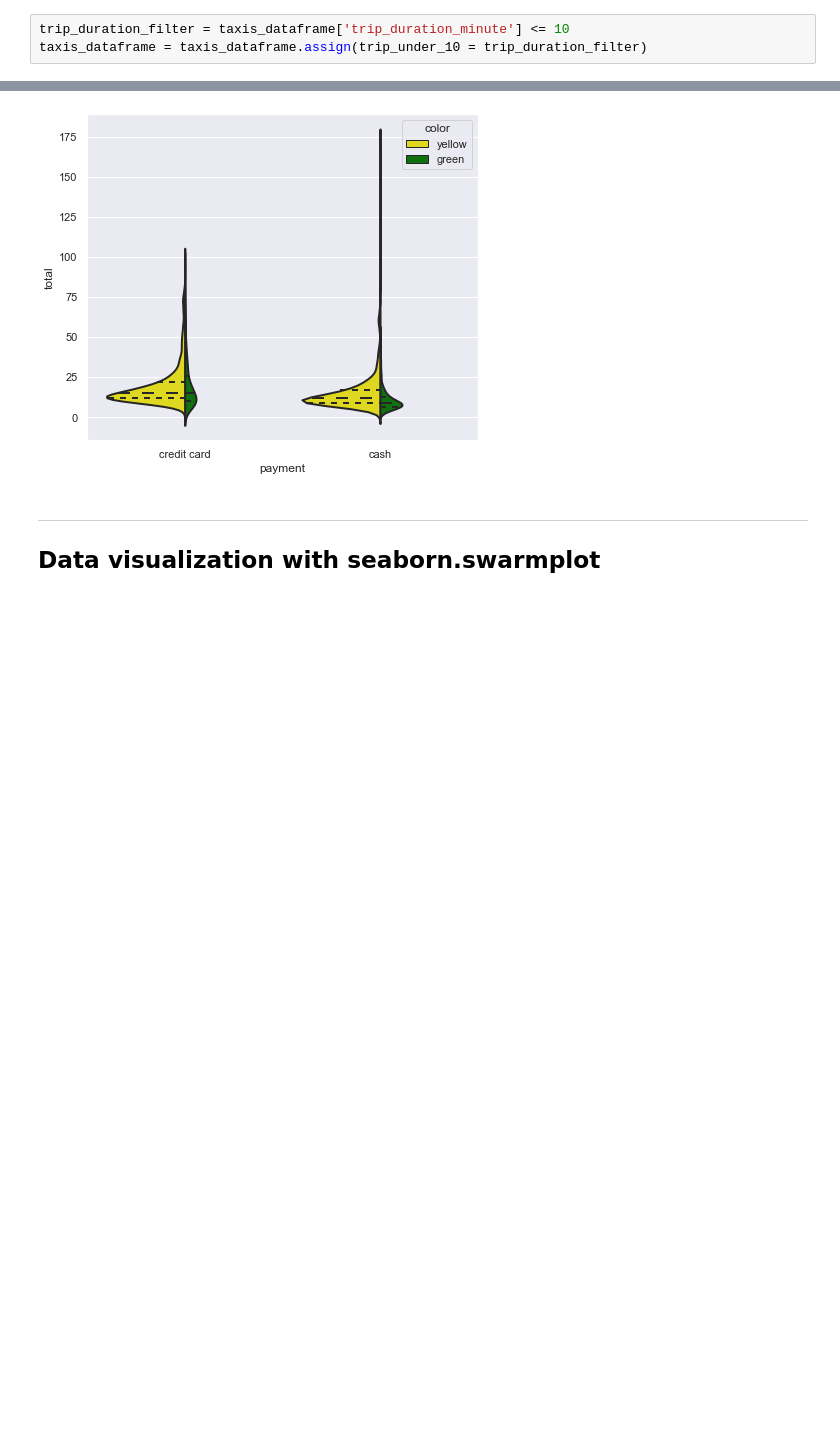
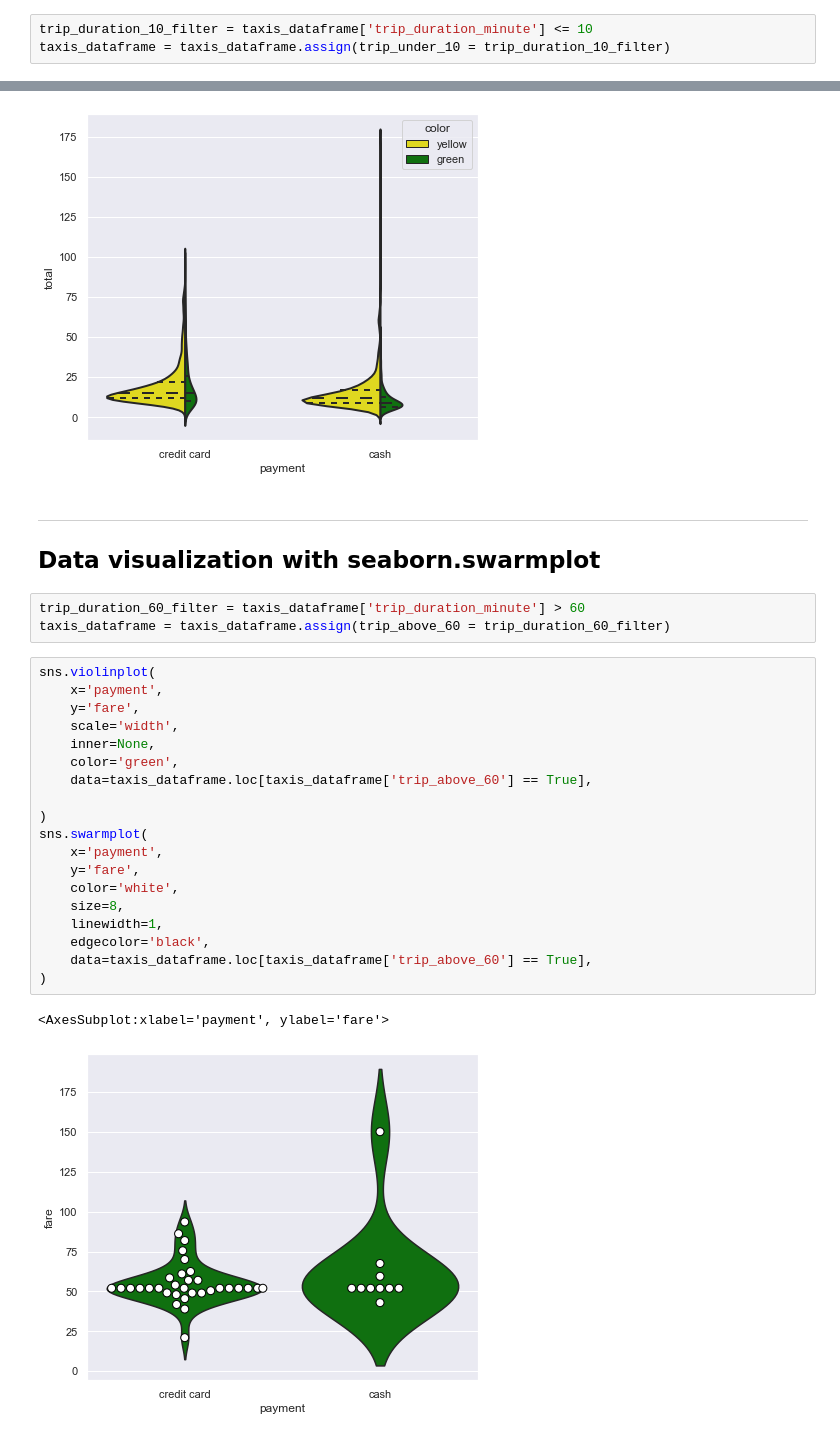
Before and after one commit to hyoaru/dsa-libraries-test, a Jupyter notebook: seaborn.ipynb, the cells around one changed output, grey strips where cells are left out. Drawn from its saved outputs; the diff is of its cells as text; blank space fills up the shorter version.

Commit message:
[add] visualization with swarmplot

```diff
--- a/seaborn.ipynb
+++ b/seaborn.ipynb
@@ -160,8 +160,8 @@ sns.despine()
 ---
 ## Data visualization with seaborn.boxplot
 # %%
-trip_duration_filter = taxis_dataframe['trip_duration_minute'] <= 10
-taxis_dataframe = taxis_dataframe.assign(trip_under_10 = trip_duration_filter)
+trip_duration_10_filter = taxis_dataframe['trip_duration_minute'] <= 10
+taxis_dataframe = taxis_dataframe.assign(trip_under_10 = trip_duration_10_filter)
 # %%
 sns.set_style('darkgrid')
 ax = sns.boxplot(
@@ -258,3 +258,28 @@ sns.violinplot(
 # %% [markdown]
 ---
 ## Data visualization with seaborn.swarmplot
+# %%
+trip_duration_60_filter = taxis_dataframe['trip_duration_minute'] > 60
+taxis_dataframe = taxis_dataframe.assign(trip_above_60 = trip_duration_60_filter)
+# %%
+sns.violinplot(
+    x='payment',
+    y='fare',
+    scale='width',
+    inner=None,
+    color='green',
+    data=taxis_dataframe.loc[taxis_dataframe['trip_above_60'] == True],
+
+)
+sns.swarmplot(
+    x='payment',
+    y='fare',
+    color='white',
+    size=8,
+    linewidth=1,
+    edgecolor='black',
+    data=taxis_dataframe.loc[taxis_dataframe['trip_above_60'] == True],
+)
+# %% [output]
+<AxesSubplot:xlabel='payment', ylabel='fare'>
+[figure, added]
```
